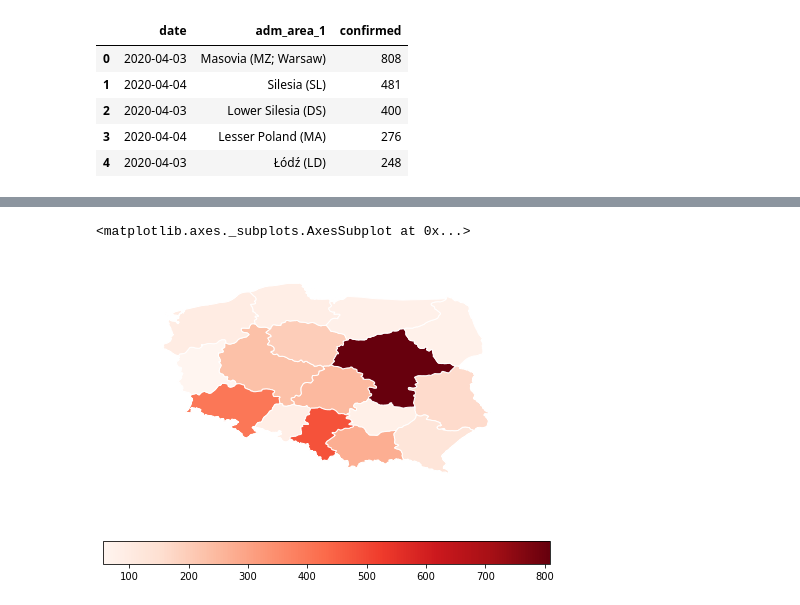
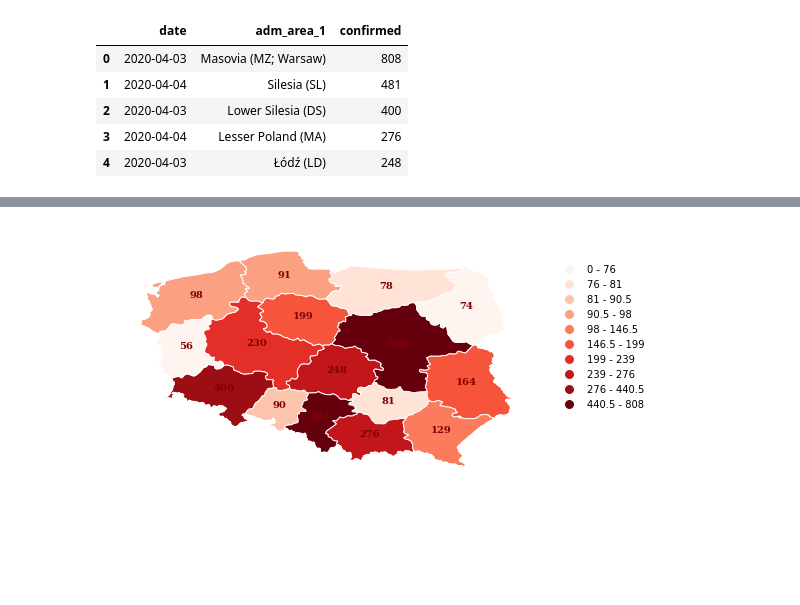
Before and after one commit to covid19db/data-archive, a Jupyter notebook: jupyter-examples/covid19db-confirmed-country-level-map.ipynb, the cells around one changed output, grey strips where cells are left out. Saved outputs shown, nothing was run; the diff lists cells and outputs as text; code cells hidden in the pictures; blank space fills up the shorter version.

```diff
--- a/jupyter-examples/covid19db-confirmed-country-level-map.ipynb
+++ b/jupyter-examples/covid19db-confirmed-country-level-map.ipynb
@@ -80,17 +80,32 @@ poland = poland.merge(
     covid19_data[['adm_area_1','tested','confirmed']],
     how = 'left', left_on = 'ENGNAME_1', right_on = 'adm_area_1'
 )
+# add centroids
+poland['coords'] = poland['geometry'].apply(lambda x: x.centroid.coords[:])
+poland['coords'] = [coords[0] for coords in poland['coords']]
-# %%
-import geoplot as gplt
-gplt.choropleth(
-    poland,
-    hue='confirmed',
-    edgecolor='white',
-    linewidth=1,
-    cmap='Reds',
-    legend=True,
-    legend_kwargs={'orientation': 'horizontal'}
-)
-# %% [output]
-<matplotlib.axes._subplots.AxesSubplot at 0x...>
-[figure, removed]
+# %%
+import geoplot as gplt
+import geoplot.crs as gcrs
+import mapclassify as mc
+import geoplot as gplt
+
+
+schema = mc.Quantiles(poland['confirmed'], k=10)
+gplt.choropleth(
+    poland,
+    hue='confirmed',
+    edgecolor='white',
+    linewidth=1,
+    cmap='Reds',
+    scheme=schema,
+    legend=True,
+    legend_kwargs={'bbox_to_anchor': (1, 0.9), 'frameon': False},
+)
+
+for _, row in poland.iterrows():
+  hue = round(row['confirmed'],2)
+  plt.text(s=row['confirmed'], x = row['coords'][0], y = row['coords'][1],
+           horizontalalignment='center',
+           fontdict = {'weight': 'bold', 'size': 10, 'family': 'serif', 'color':  'maroon',})
+# %% [output]
+[figure, added]
```
Also changed, not shown: parts of 1 cell of this notebook, 2 other files.
